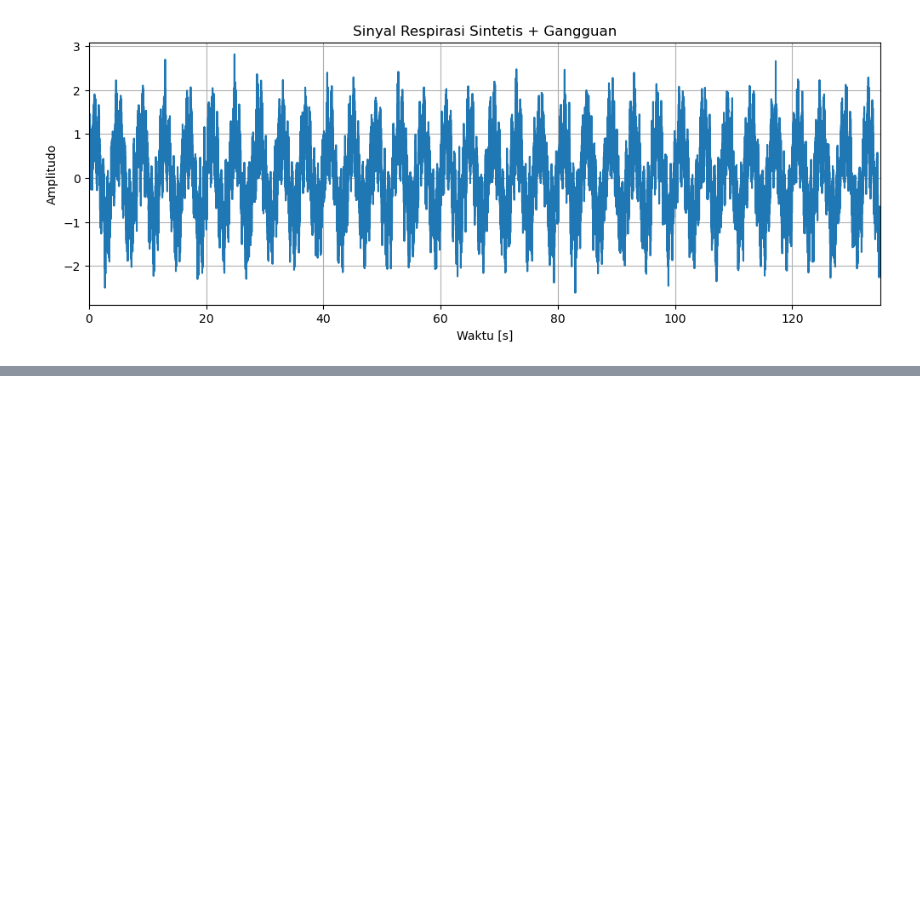
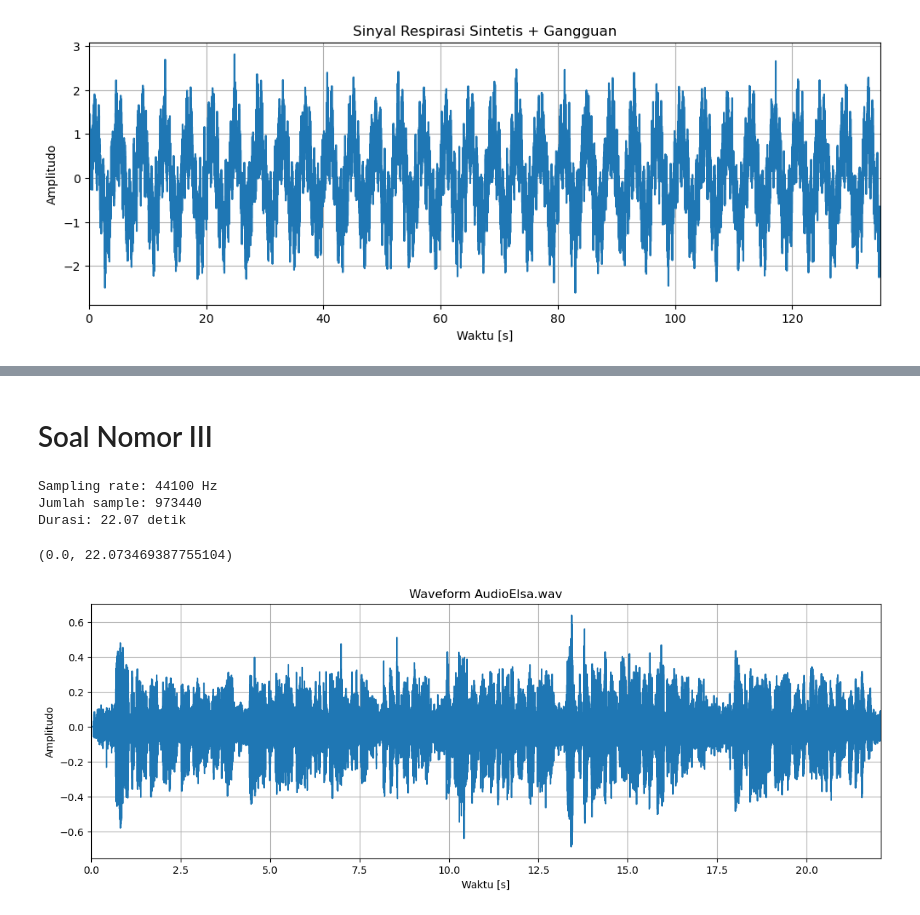
Before and after one commit to elsaelisa09/Data-Signal-Processing, a Jupyter notebook: 122140135_ho2.ipynb, the cells around one changed output, grey strips where cells are left out. Cells and saved outputs as stored; diff of their text form; code cells hidden in the pictures; blank space fills up the shorter version.

```diff
--- a/122140135_ho2.ipynb
+++ b/122140135_ho2.ipynb
@@ -348,0 +288,42 @@ Filtering band-pass dengan cutoff 0.1 - 0.5 Hz efektif untuk mengekstraksi sinya
+# %% [markdown]
+# Soal Nomor III
+# %%
+import numpy as np
+import matplotlib.pyplot as plt
+from scipy.io import wavfile
+from scipy.fft import fft, fftfreq
+
+# Baca file audio
+fs, audio = wavfile.read('AudioElsa.wav')
+
+print(f"Sampling rate: {fs} Hz")
+print(f"Jumlah sample: {len(audio)}")
+print(f"Durasi: {len(audio)/fs:.2f} detik")
+
+# Normalisasi (kalau integer)
+if audio.dtype == np.int16:
+    audio = audio / 32768.0
+elif audio.dtype == np.int32:
+    audio = audio / 2147483648.0
+elif audio.dtype == np.uint8:
+    audio = (audio - 128) / 128.0
+
+# Vektor waktu
+t = np.linspace(0, len(audio)/fs, len(audio))
+
+# Visualisasi sinyal asli
+plt.figure(figsize=(14, 10))
+
+plt.subplot(2, 1, 1)
+plt.plot(t, audio)
+plt.title('Waveform AudioElsa.wav')
+plt.xlabel('Waktu [s]')
+plt.ylabel('Amplitudo')
+plt.grid(True)
+plt.xlim(0, t[-1])
+# %% [output]
+Sampling rate: 44100 Hz
+Jumlah sample: 973440
+Durasi: 22.07 detik
+(0.0, 22.073469387755104)
+[figure, added]
```
Also changed, not shown: parts of 19 cells of this notebook, 2 other files.
